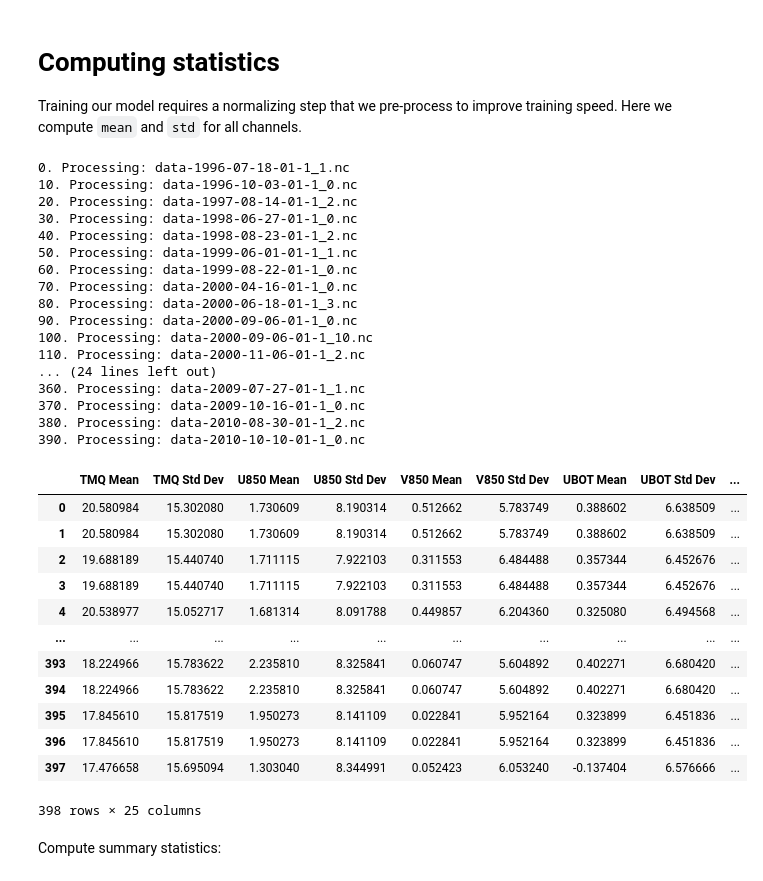
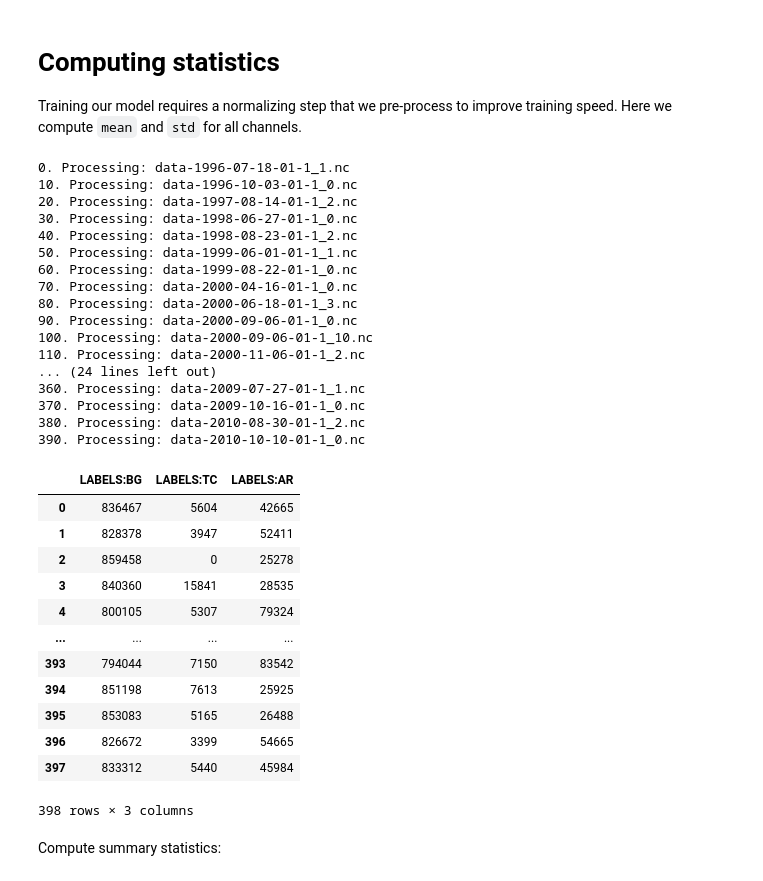
Before and after one commit to andregraubner/ClimateNet, a Jupyter notebook: data/feature_engineering.ipynb, the cells around one changed output. Saved outputs shown, nothing was run; the diff lists cells and outputs as text; code cells hidden in the pictures.

Commit message:
Compute labels imbalance and normalization weights

```diff
--- a/data/feature_engineering.ipynb
+++ b/data/feature_engineering.ipynb
@@ -296,52 +296,52 @@ for idx, filename in enumerate(glob.glob(data_path + folder + '*.nc')):
 
     new_row = []
 
-    for channel in channels:
-      new_row = new_row + [ds[channel].mean().values.item(),\
-                          ds[channel].std().values.item()]
+    #for channel in channels:
+    #  new_row = new_row + [ds[channel].mean().values.item(),\
+    #                      ds[channel].std().values.item()]
 
     labels = ds.LABELS
     counts = [labels.where(labels==0).count().values.item(),\
               labels.where(labels==1).count().values.item(),\
               labels.where(labels==2).count().values.item()]
     new_row = new_row + counts
 
     df = df.append(pd.Series(new_row, index=df.columns, name=str(idx)))
 
     ds.close()
 
 df
 # %% [output]
 0. Processing: data-1996-07-18-01-1_1.nc
 10. Processing: data-1996-10-03-01-1_0.nc
 20. Processing: data-1997-08-14-01-1_2.nc
 30. Processing: data-1998-06-27-01-1_0.nc
 40. Processing: data-1998-08-23-01-1_2.nc
 50. Processing: data-1999-06-01-01-1_1.nc
 60. Processing: data-1999-08-22-01-1_0.nc
 70. Processing: data-2000-04-16-01-1_0.nc
 80. Processing: data-2000-06-18-01-1_3.nc
 90. Processing: data-2000-09-06-01-1_0.nc
 100. Processing: data-2000-09-06-01-1_10.nc
 110. Processing: data-2000-11-06-01-1_2.nc
 ... (24 lines left out)
 360. Processing: data-2009-07-27-01-1_1.nc
 370. Processing: data-2009-10-16-01-1_0.nc
 380. Processing: data-2010-08-30-01-1_2.nc
 390. Processing: data-2010-10-10-01-1_0.nc
-|  | TMQ Mean | TMQ Std Dev | U850 Mean | U850 Std Dev | V850 Mean | V850 Std Dev | UBOT Mean | UBOT Std Dev | ... |
-| 0 | 20.580984 | 15.302080 | 1.730609 | 8.190314 | 0.512662 | 5.783749 | 0.388602 | 6.638509 | ... |
-| 1 | 20.580984 | 15.302080 | 1.730609 | 8.190314 | 0.512662 | 5.783749 | 0.388602 | 6.638509 | ... |
-| 2 | 19.688189 | 15.440740 | 1.711115 | 7.922103 | 0.311553 | 6.484488 | 0.357344 | 6.452676 | ... |
-| 3 | 19.688189 | 15.440740 | 1.711115 | 7.922103 | 0.311553 | 6.484488 | 0.357344 | 6.452676 | ... |
-| 4 | 20.538977 | 15.052717 | 1.681314 | 8.091788 | 0.449857 | 6.204360 | 0.325080 | 6.494568 | ... |
-| ... | ... | ... | ... | ... | ... | ... | ... | ... | ... |
-| 393 | 18.224966 | 15.783622 | 2.235810 | 8.325841 | 0.060747 | 5.604892 | 0.402271 | 6.680420 | ... |
-| 394 | 18.224966 | 15.783622 | 2.235810 | 8.325841 | 0.060747 | 5.604892 | 0.402271 | 6.680420 | ... |
-| 395 | 17.845610 | 15.817519 | 1.950273 | 8.141109 | 0.022841 | 5.952164 | 0.323899 | 6.451836 | ... |
-| 396 | 17.845610 | 15.817519 | 1.950273 | 8.141109 | 0.022841 | 5.952164 | 0.323899 | 6.451836 | ... |
-| 397 | 17.476658 | 15.695094 | 1.303040 | 8.344991 | 0.052423 | 6.053240 | -0.137404 | 6.576666 | ... |
+|  | LABELS:BG | LABELS:TC | LABELS:AR |
+| 0 | 836467 | 5604 | 42665 |
+| 1 | 828378 | 3947 | 52411 |
+| 2 | 859458 | 0 | 25278 |
+| 3 | 840360 | 15841 | 28535 |
+| 4 | 800105 | 5307 | 79324 |
+| ... | ... | ... | ... |
+| 393 | 794044 | 7150 | 83542 |
+| 394 | 851198 | 7613 | 25925 |
+| 395 | 853083 | 5165 | 26488 |
+| 396 | 826672 | 3399 | 54665 |
+| 397 | 833312 | 5440 | 45984 |
-398 rows × 25 columns
+398 rows × 3 columns
 # %% [markdown]
 Compute summary statistics:
 # %%
```
Also changed, not shown: parts of 3 cells of this notebook.
